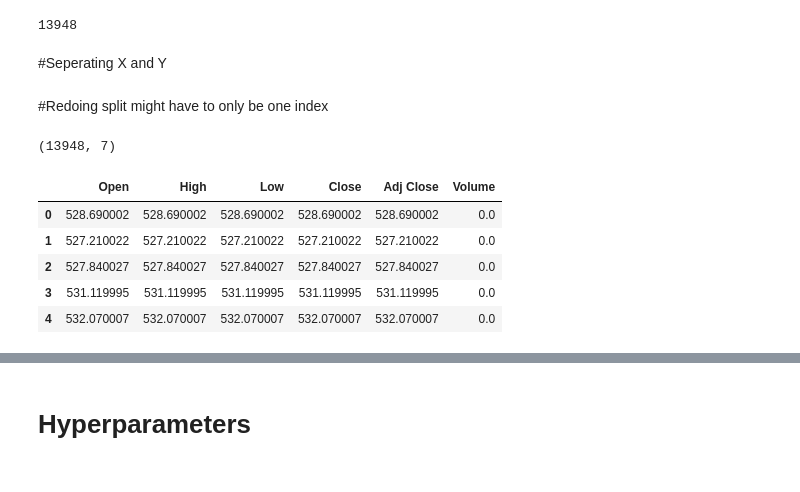
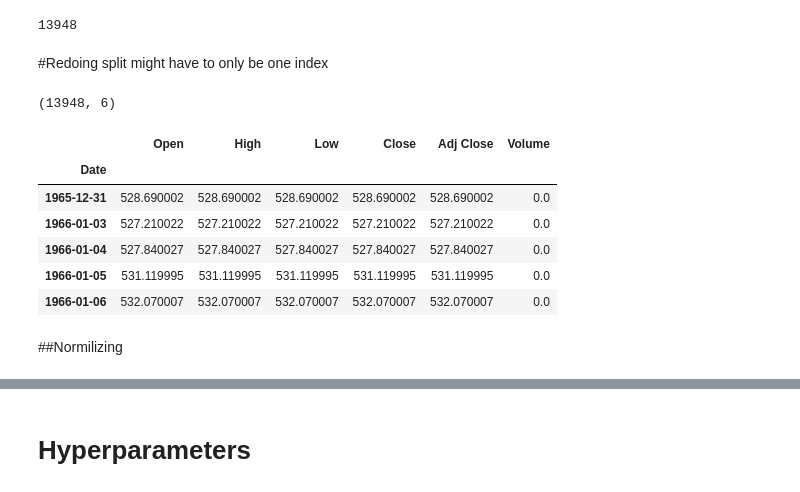
Before and after one commit to claramanolache/DeepLearning, a Jupyter notebook: Stock_Market.ipynb, the cells around one changed output, grey strips where cells are left out. Drawn from its saved outputs; the diff is of its cells as text; code cells hidden in the pictures.

```diff
--- a/Stock_Market.ipynb
+++ b/Stock_Market.ipynb
@@ -91,5 +91,3 @@ count = (df['Index'] == 'NYA').sum()
 print(count)
 # %% [output]
 13948
-# %% [markdown]
-#Seperating X and Y
@@ -114,22 +99,23 @@ df['Date'] = pds.to_datetime(df['Date'])
 df = df.set_index('Date')
 # %%
 df_nya = df[df['Index'] == 'NYA'].copy()
-
-# Reset row indices
-df_nya = df_nya.reset_index(drop=True)
+df_nya = df_nya.sort_values('Date')
+df_nya = df_nya.drop(columns=['Index'])
 
 print(df_nya.shape)
-df_nya.drop(columns=['Index'], inplace=True)
 df_nya.head()
 # %% [output]
-(13948, 7)
+(13948, 6)
 |  | Open | High | Low | Close | Adj Close | Volume |
-| 0 | 528.690002 | 528.690002 | 528.690002 | 528.690002 | 528.690002 | 0.0 |
-| 1 | 527.210022 | 527.210022 | 527.210022 | 527.210022 | 527.210022 | 0.0 |
-| 2 | 527.840027 | 527.840027 | 527.840027 | 527.840027 | 527.840027 | 0.0 |
-| 3 | 531.119995 | 531.119995 | 531.119995 | 531.119995 | 531.119995 | 0.0 |
-| 4 | 532.070007 | 532.070007 | 532.070007 | 532.070007 | 532.070007 | 0.0 |
+| Date |  |  |  |  |  |  |
+| 1965-12-31 | 528.690002 | 528.690002 | 528.690002 | 528.690002 | 528.690002 | 0.0 |
+| 1966-01-03 | 527.210022 | 527.210022 | 527.210022 | 527.210022 | 527.210022 | 0.0 |
+| 1966-01-04 | 527.840027 | 527.840027 | 527.840027 | 527.840027 | 527.840027 | 0.0 |
+| 1966-01-05 | 531.119995 | 531.119995 | 531.119995 | 531.119995 | 531.119995 | 0.0 |
+| 1966-01-06 | 532.070007 | 532.070007 | 532.070007 | 532.070007 | 532.070007 | 0.0 |
 # %%
 df_train = df_nya[:11000]
 df_val = df_nya[11000:12554]
 df_test = df_nya[12554:]
+# %% [markdown]
+##Normilizing
```
Also changed, not shown: parts of 14 cells of this notebook.
